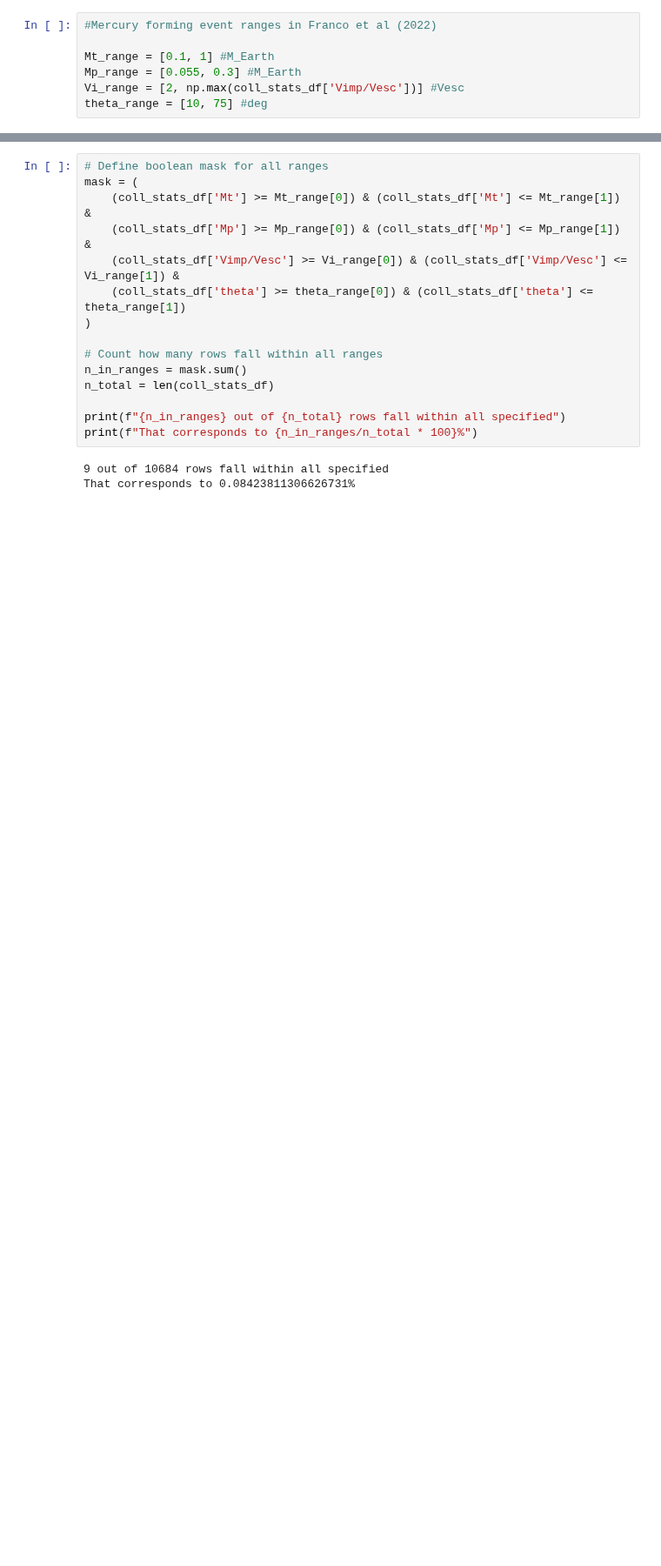
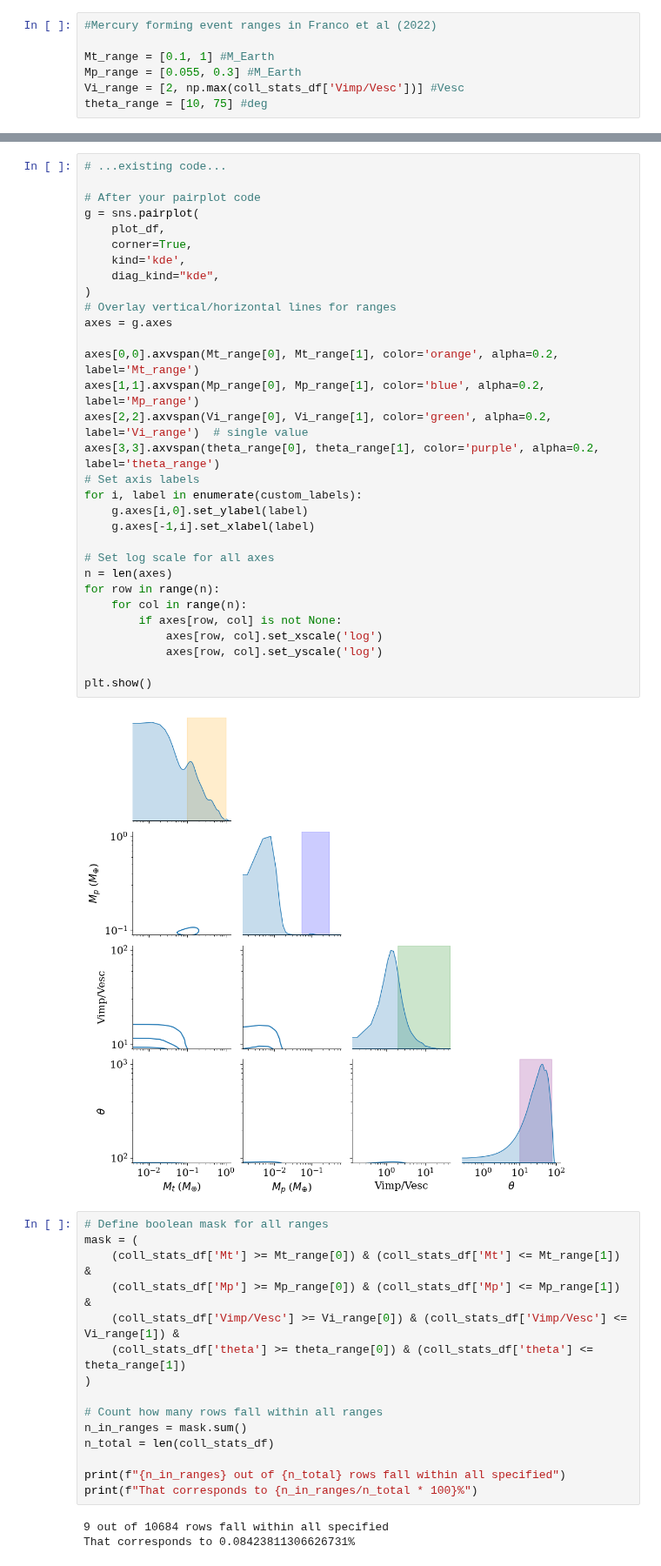
Before and after one commit to haniyehtajer/planet_cookbook, a Jupyter notebook: examples/collision_stats/cham_bench_stats.ipynb, the cells around one changed output, grey strips where cells are left out. Shown at 87% size. Cells and saved outputs as stored; diff of their text form; blank space fills up the shorter version.

```diff
--- a/examples/collision_stats/cham_bench_stats.ipynb
+++ b/examples/collision_stats/cham_bench_stats.ipynb
@@ -134,3 +134,36 @@ plt.show()
+# %%
+# ...existing code...
+
+# After your pairplot code
+g = sns.pairplot(
+    plot_df,
+    corner=True,
+    kind='kde',
+    diag_kind="kde",
+)
+# Overlay vertical/horizontal lines for ranges
+axes = g.axes
+
+axes[0,0].axvspan(Mt_range[0], Mt_range[1], color='orange', alpha=0.2, label='Mt_range')
+axes[1,1].axvspan(Mp_range[0], Mp_range[1], color='blue', alpha=0.2, label='Mp_range')
+axes[2,2].axvspan(Vi_range[0], Vi_range[1], color='green', alpha=0.2, label='Vi_range')  # single value
+axes[3,3].axvspan(theta_range[0], theta_range[1], color='purple', alpha=0.2, label='theta_range')
+# Set axis labels
+for i, label in enumerate(custom_labels):
+    g.axes[i,0].set_ylabel(label)
+    g.axes[-1,i].set_xlabel(label)
+
+# Set log scale for all axes
+n = len(axes)
+for row in range(n):
+    for col in range(n):
+        if axes[row, col] is not None:
+            axes[row, col].set_xscale('log')
+            axes[row, col].set_yscale('log')
+
+plt.show()
+# %% [output]
+[figure, added]
 # %%
 # Define boolean mask for all ranges
 mask = (
```
Also changed, not shown: parts of 4 cells of this notebook, 5 other files.
